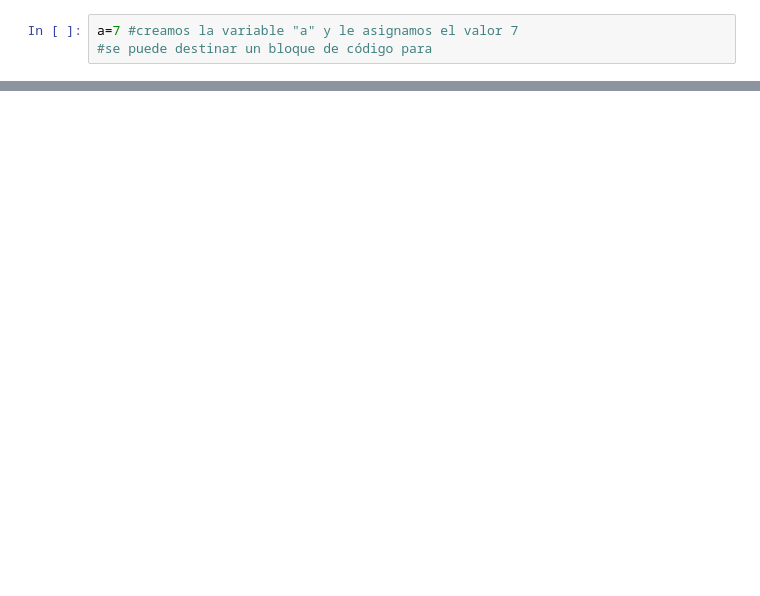
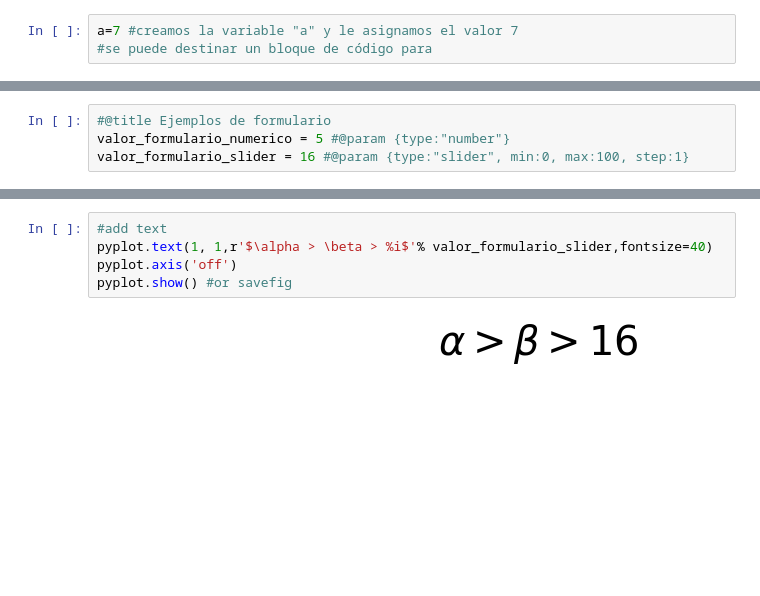
Before and after one commit to EmanuelDri/Enunciado-RLC, a Jupyter notebook: TP_RLC.ipynb, the cells around one changed output, grey strips where cells are left out. Saved outputs shown, nothing was run; the diff lists cells and outputs as text; blank space fills up the shorter version.

```diff
--- a/TP_RLC.ipynb
+++ b/TP_RLC.ipynb
@@ -17,0 +78,4 @@ En el bloque de abajo
+# %%
+#@title Ejemplos de formulario
+valor_formulario_numerico = 5 #@param {type:"number"}
+valor_formulario_slider = 16 #@param {type:"slider", min:0, max:100, step:1}
@@ -17,0 +147,7 @@ En el bloque de abajo
+# %%
+#add text
+pyplot.text(1, 1,r'$\alpha > \beta > %i$'% valor_formulario_slider,fontsize=40)
+pyplot.axis('off')
+pyplot.show() #or savefig
+# %% [output]
+[figure, added]
```
Also changed, not shown: parts of 21 cells of this notebook.
